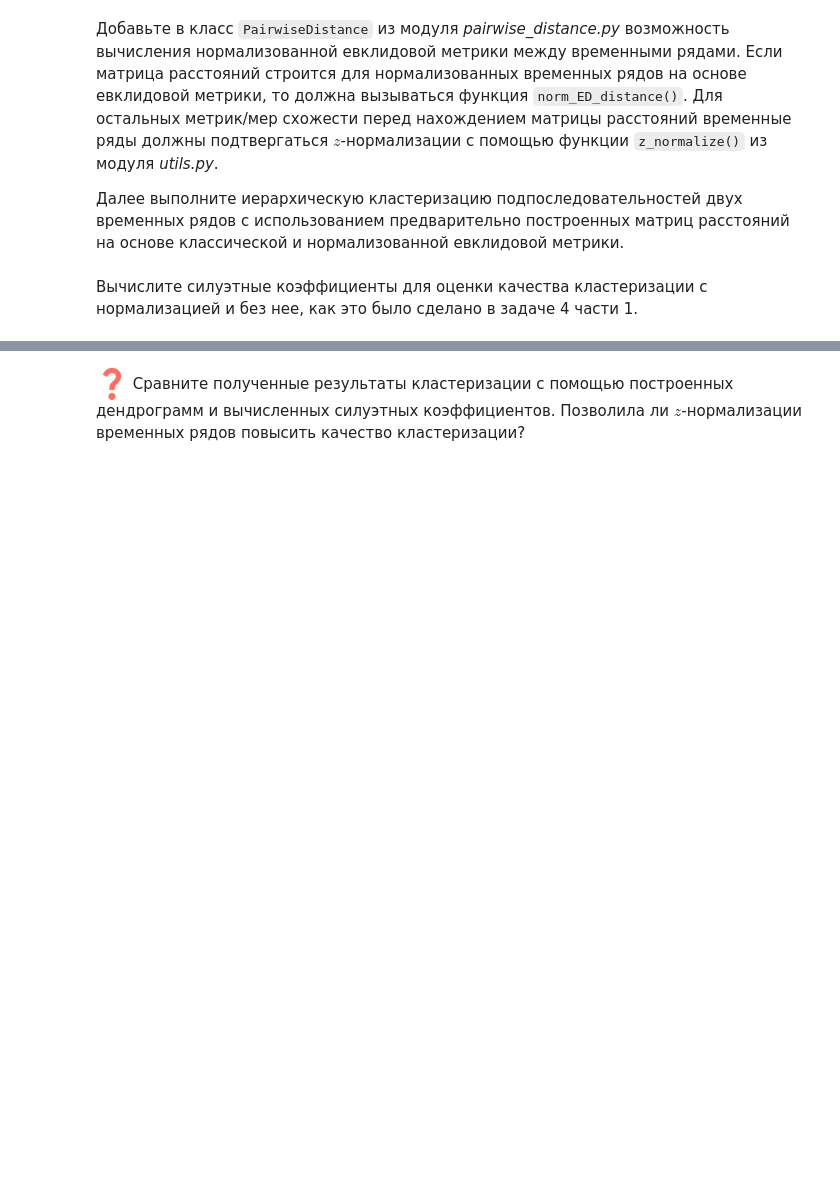
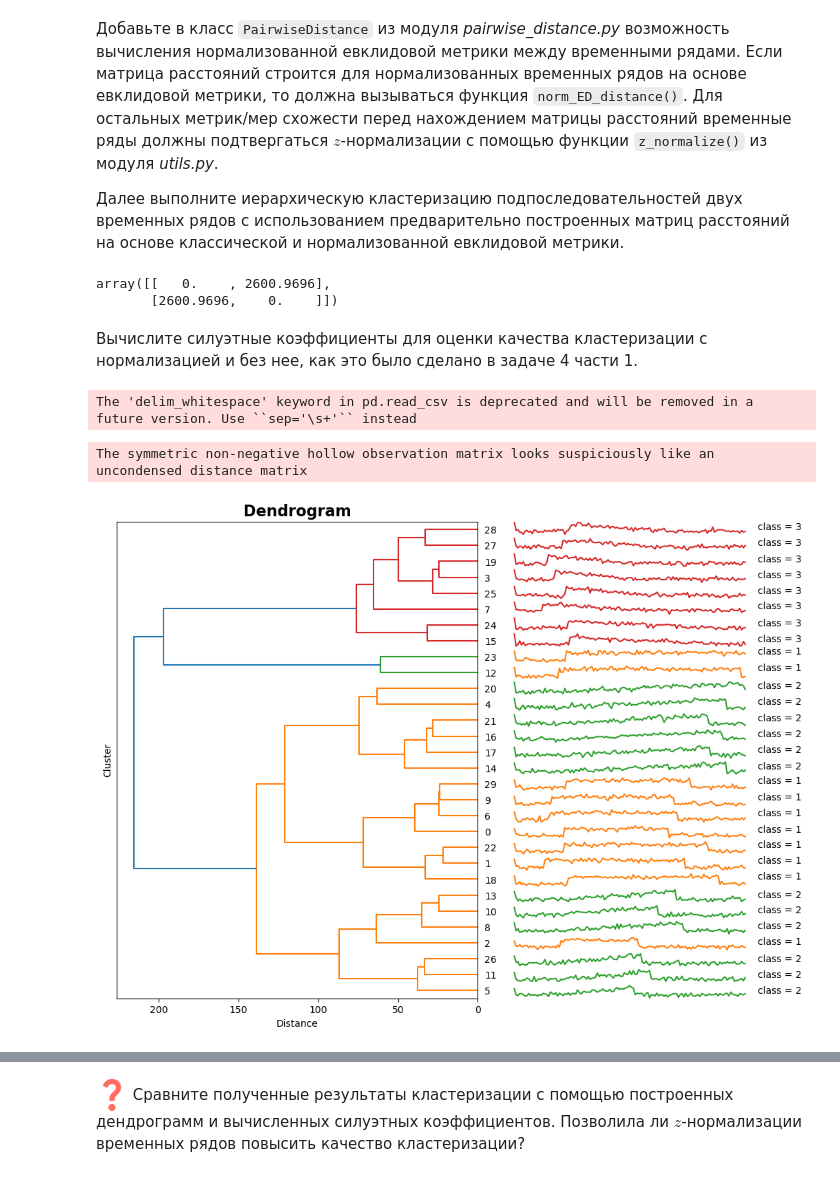
Before and after one commit to michelin7/2024-Medvedev-TimeSeriesCourse, a Jupyter notebook: practice/01 Basics/01 Basics.ipynb, the cells around one changed output, grey strips where cells are left out. Cells and saved outputs as stored; diff of their text form; code cells hidden in the pictures; blank space fills up the shorter version.

```diff
--- a/practice/01 Basics/01 Basics.ipynb
+++ b/practice/01 Basics/01 Basics.ipynb
@@ -343,5 +364,9 @@ labels = np.array([0]*subs_set1[0:15].shape[0] + [1]*subs_set2[0:15].shape[0])
 Далее выполните иерархическую кластеризацию подпоследовательностей двух временных рядов с использованием предварительно построенных матриц расстояний на основе классической и нормализованной евклидовой метрики.
 # %%
 # INSERT YOUR CODE
+PairwiseDistance(metric='dtw').calculate(ts_set)
+# %% [output]
+array([[   0.    , 2600.9696],
+       [2600.9696,    0.    ]])
 # %% [markdown]
 Вычислите силуэтные коэффициенты для оценки качества кластеризации с нормализацией и без нее, как это было сделано в задаче 4 части 1.
@@ -349,0 +373,19 @@ labels = np.array([0]*subs_set1[0:15].shape[0] + [1]*subs_set2[0:15].shape[0])
+# %%
+# INSERT YOUR CODE
+url = './datasets/part1/CBF_TRAIN.txt'
+
+data = load_ts(url)
+
+ts_set = data.iloc[:, 1:].to_numpy()
+labels = data.iloc[:, 0].squeeze().to_numpy()
+# %% [output]
+The 'delim_whitespace' keyword in pd.read_csv is deprecated and will be removed in a future version. Use ``sep='\s+'`` instead
+# %%
+model = TimeSeriesHierarchicalClustering()
+ed = PairwiseDistance(metric='dtw', is_normalize = True).calculate(ts_set)
+
+model.fit(distance_matrix=ed)
+model.plot_dendrogram(data.to_numpy(), labels)
+# %% [output]
+The symmetric non-negative hollow observation matrix looks suspiciously like an uncondensed distance matrix
+[figure, added]
```
Also changed, not shown: parts of 8 cells of this notebook, 1 other file.
